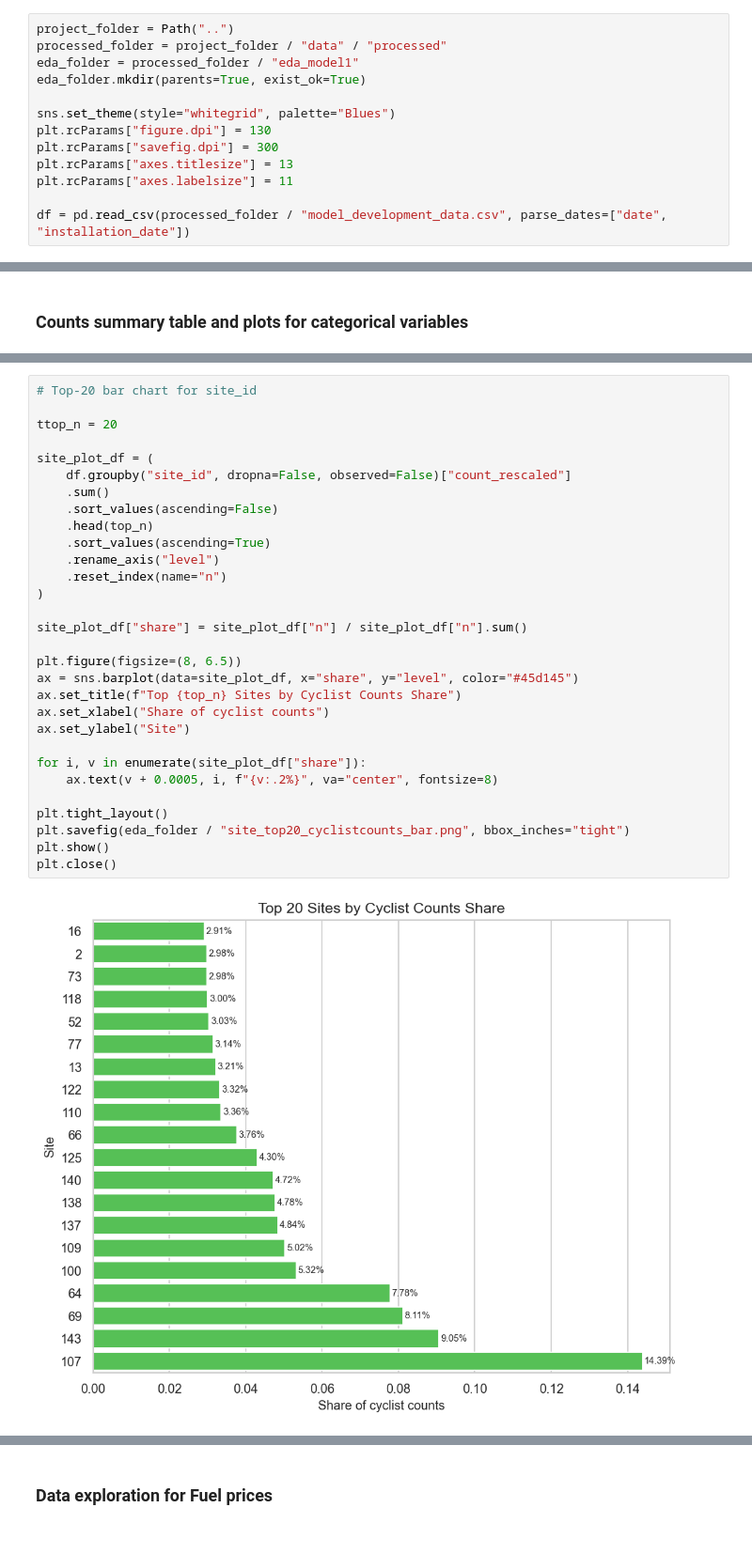
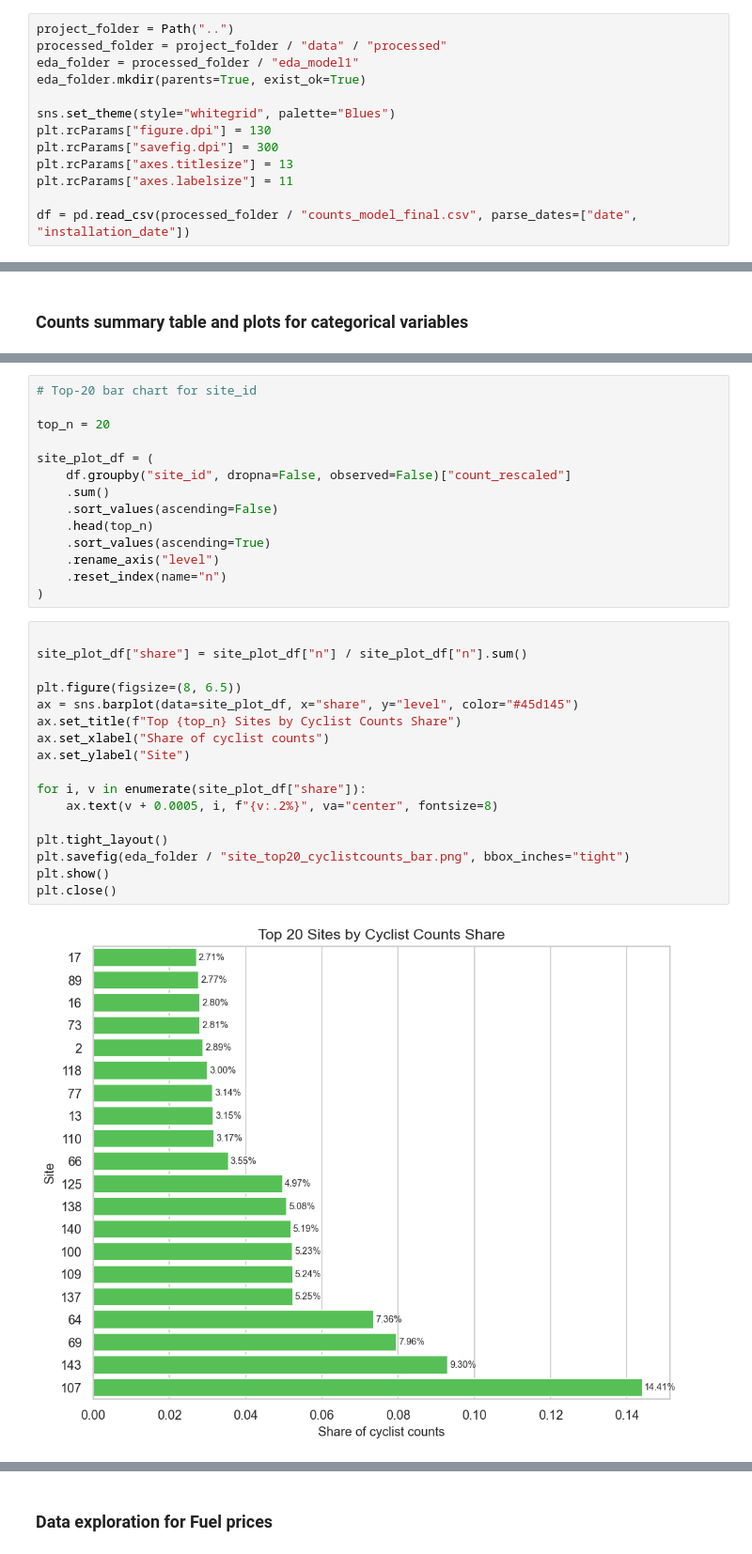
Before and after one commit to annasolodka/mda-cycling-traffic-analysis, a Jupyter notebook: notebooks/03_exploratory_data_analysis.ipynb, the cells around one changed output, grey strips where cells are left out. Shown at 94% size. Cells and saved outputs as stored; diff of their text form.

```diff
--- a/notebooks/03_exploratory_data_analysis.ipynb
+++ b/notebooks/03_exploratory_data_analysis.ipynb
@@ -35,7 +35,7 @@ plt.rcParams["savefig.dpi"] = 300
 plt.rcParams["axes.titlesize"] = 13
 plt.rcParams["axes.labelsize"] = 11
 
-df = pd.read_csv(processed_folder / "model_development_data.csv", parse_dates=["date", "installation_date"])
+df = pd.read_csv(processed_folder / "counts_model_final.csv", parse_dates=["date", "installation_date"])
 # %% [markdown]
 ### Identify category variables and interaction terms
 # %%
@@ -225,38 +225,39 @@ for var_name in binary_vars:
 [figure]
 [figure]
 [figure]
+# %%
+# Top-20 bar chart for site_id
+
+top_n = 20
+
+site_plot_df = (
+    df.groupby("site_id", dropna=False, observed=False)["count_rescaled"]
+    .sum()
+    .sort_values(ascending=False)
+    .head(top_n)
+    .sort_values(ascending=True)
+    .rename_axis("level")
+    .reset_index(name="n")
+)
 # %%
-# Top-20 bar chart for site_id
-
-ttop_n = 20
-
-site_plot_df = (
-    df.groupby("site_id", dropna=False, observed=False)["count_rescaled"]
-    .sum()
-    .sort_values(ascending=False)
-    .head(top_n)
-    .sort_values(ascending=True)
-    .rename_axis("level")
-    .reset_index(name="n")
-)
 
 site_plot_df["share"] = site_plot_df["n"] / site_plot_df["n"].sum()
 
 plt.figure(figsize=(8, 6.5))
 ax = sns.barplot(data=site_plot_df, x="share", y="level", color="#45d145")
 ax.set_title(f"Top {top_n} Sites by Cyclist Counts Share")
 ax.set_xlabel("Share of cyclist counts")
 ax.set_ylabel("Site")
 
 for i, v in enumerate(site_plot_df["share"]):
     ax.text(v + 0.0005, i, f"{v:.2%}", va="center", fontsize=8)
 
 plt.tight_layout()
 plt.savefig(eda_folder / "site_top20_cyclistcounts_bar.png", bbox_inches="tight")
 plt.show()
 plt.close()
 # %% [output]
-[figure, old version]
+[figure, new version]
 # %%
 # Heatmap for Hour_bin × Weekday using cyclist counts
 
```
Also changed, not shown: parts of 18 cells of this notebook, 1 other file.
